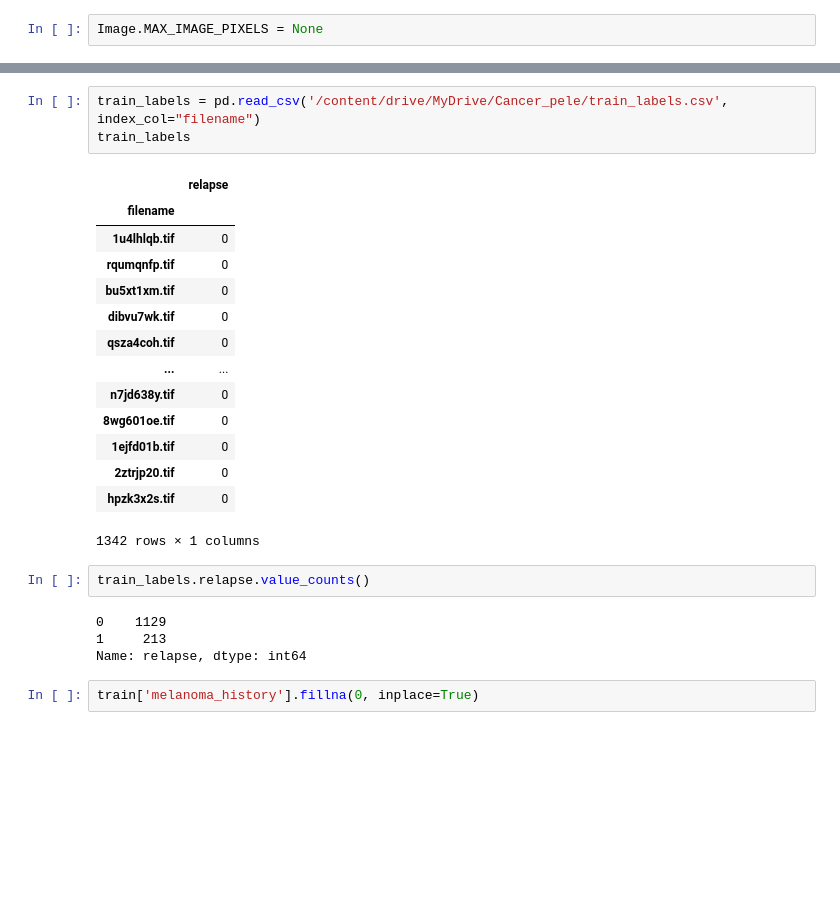
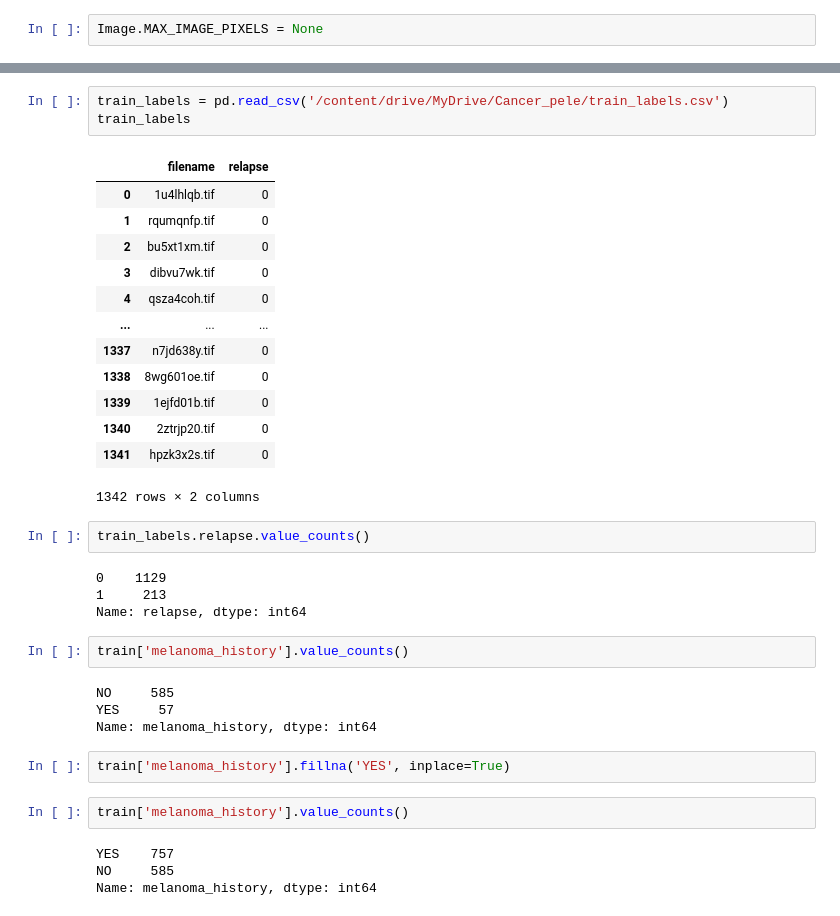
Before and after one commit to lucasfreire01/Cancer_pele, a Jupyter notebook: Cancerpele.ipynb, the cells around one changed output, grey strips where cells are left out. Drawn from its saved outputs; the diff is of its cells as text; blank space fills up the shorter version.

```diff
--- a/Cancerpele.ipynb
+++ b/Cancerpele.ipynb
@@ -101,26 +124,37 @@ train
 # %%
-train_labels = pd.read_csv('/content/drive/MyDrive/Cancer_pele/train_labels.csv', index_col="filename")
+train_labels = pd.read_csv('/content/drive/MyDrive/Cancer_pele/train_labels.csv')
 train_labels
 # %% [output]
-|  | relapse |
-| filename |  |
-| 1u4lhlqb.tif | 0 |
-| rqumqnfp.tif | 0 |
-| bu5xt1xm.tif | 0 |
-| dibvu7wk.tif | 0 |
-| qsza4coh.tif | 0 |
-| ... | ... |
-| n7jd638y.tif | 0 |
-| 8wg601oe.tif | 0 |
-| 1ejfd01b.tif | 0 |
-| 2ztrjp20.tif | 0 |
-| hpzk3x2s.tif | 0 |
+|  | filename | relapse |
+| 0 | 1u4lhlqb.tif | 0 |
+| 1 | rqumqnfp.tif | 0 |
+| 2 | bu5xt1xm.tif | 0 |
+| 3 | dibvu7wk.tif | 0 |
+| 4 | qsza4coh.tif | 0 |
+| ... | ... | ... |
+| 1337 | n7jd638y.tif | 0 |
+| 1338 | 8wg601oe.tif | 0 |
+| 1339 | 1ejfd01b.tif | 0 |
+| 1340 | 2ztrjp20.tif | 0 |
+| 1341 | hpzk3x2s.tif | 0 |
-1342 rows × 1 columns
+1342 rows × 2 columns
 # %%
 train_labels.relapse.value_counts()
 # %% [output]
 0    1129
 1     213
 Name: relapse, dtype: int64
+# %%
+train['melanoma_history'].value_counts()
+# %% [output]
+NO     585
+YES     57
+Name: melanoma_history, dtype: int64
 # %%
-train['melanoma_history'].fillna(0, inplace=True)
+train['melanoma_history'].fillna('YES', inplace=True)
+# %%
+train['melanoma_history'].value_counts()
+# %% [output]
+YES    757
+NO     585
+Name: melanoma_history, dtype: int64
```
Also changed, not shown: parts of 31 cells of this notebook.
